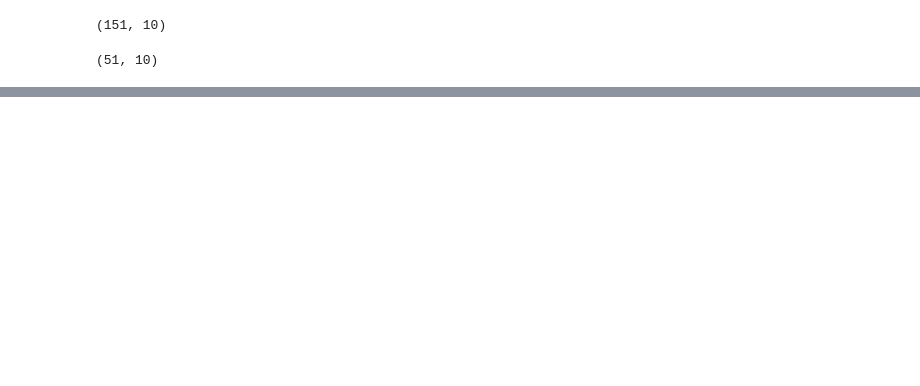
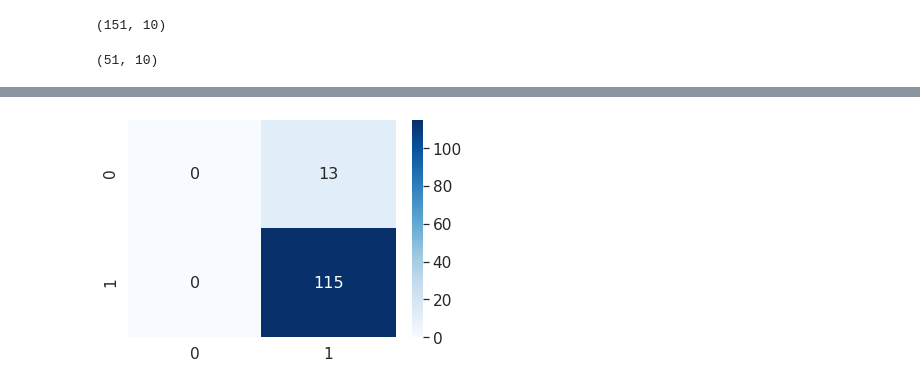
Before and after one commit to pranali-kirolkar-zz/MSCPROJECT, a Jupyter notebook: LogisticRe.ipynb, the cells around one changed output, grey strips where cells are left out. Drawn from its saved outputs; the diff is of its cells as text; code cells hidden in the pictures; blank space fills up the shorter version.

```diff
--- a/LogisticRe.ipynb
+++ b/LogisticRe.ipynb
@@ -258,0 +218,3 @@ weighted avg       0.93      0.96      0.95        51
+# %%
+rf1 = RandomForestClassifier(max_depth=4, n_estimators = 10)
+rf1.fit(train_X,train_y)
@@ -258,0 +230,2 @@ weighted avg       0.93      0.96      0.95        51
+# %%
+rf1_model_pred = rf1.predict(train_X)
@@ -258,0 +246,3 @@ weighted avg       0.93      0.96      0.95        51
+# %%
+rd = print(classification_report(train_y, rf1_model_pred))
+rf_cm = confusion_matrix(train_y, rf1_model_pred)
@@ -258,0 +258,7 @@ weighted avg       0.93      0.96      0.95        51
+# %%
+df_cm3 = pd.DataFrame(rf_cm, range(2), range(2))
+sns.set(font_scale=1.4)
+sns.heatmap(df_cm3, annot=True, cmap='Blues', annot_kws={"size": 16}, fmt='g')
+plt.show()
+# %% [output]
+[figure, added]
```
Also changed, not shown: parts of 28 cells of this notebook.
